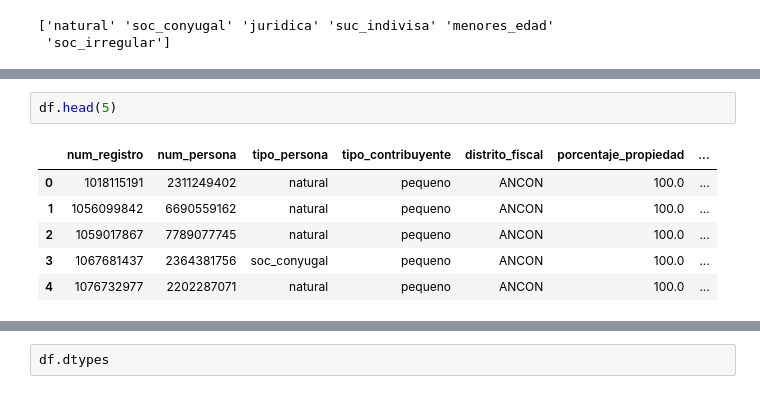
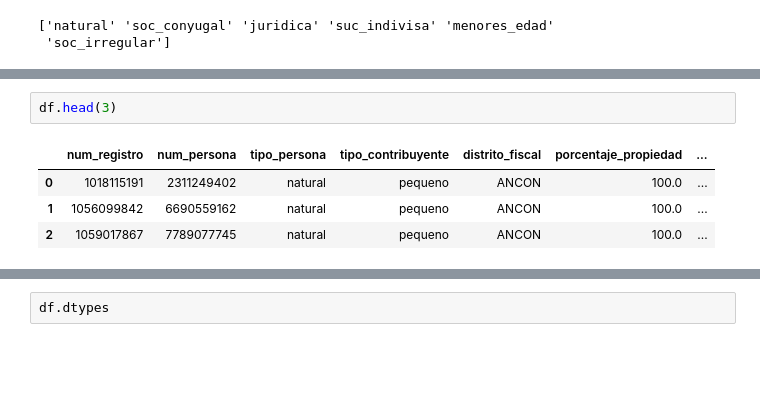
Before and after one commit to andbtr/adatos_ta, a Jupyter notebook: Notebooks/3_preprocessing_cleaning.ipynb, the cells around one changed output, grey strips where cells are left out. Cells and saved outputs as stored; diff of their text form; blank space fills up the shorter version.

```diff
--- a/Notebooks/3_preprocessing_cleaning.ipynb
+++ b/Notebooks/3_preprocessing_cleaning.ipynb
@@ -131,9 +125,7 @@ print(df['categoria_vehiculo'].unique())
 # %%
-df.head(5)
+df.head(3)
 # %% [output]
 |  | num_registro | num_persona | tipo_persona | tipo_contribuyente | distrito_fiscal | porcentaje_propiedad | ... |
 | 0 | 1018115191 | 2311249402 | natural | pequeno | ANCON | 100.0 | ... |
 | 1 | 1056099842 | 6690559162 | natural | pequeno | ANCON | 100.0 | ... |
 | 2 | 1059017867 | 7789077745 | natural | pequeno | ANCON | 100.0 | ... |
-| 3 | 1067681437 | 2364381756 | soc_conyugal | pequeno | ANCON | 100.0 | ... |
-| 4 | 1076732977 | 2202287071 | natural | pequeno | ANCON | 100.0 | ... |
```
Also changed, not shown: parts of 84 cells of this notebook, 2 other files.
